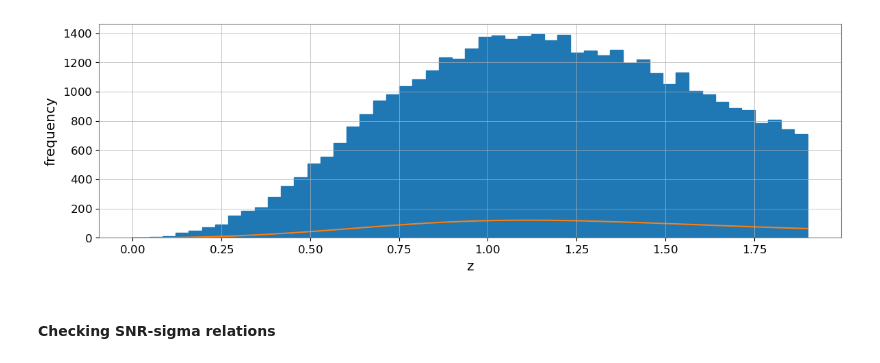
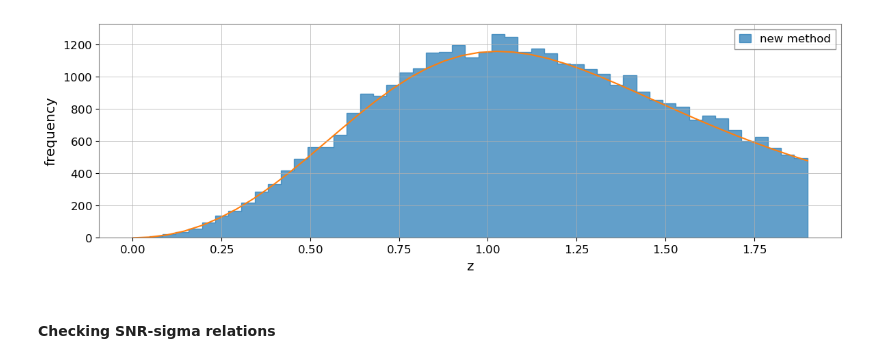
Before and after one commit to abby-moran/GW_pop_cosmo_inference, a Jupyter notebook: src/gen_mock_files.ipynb, the cells around one changed output. Cells and saved outputs as stored; diff of their text form; code cells hidden in the pictures.

```diff
--- a/src/gen_mock_files.ipynb
+++ b/src/gen_mock_files.ipynb
@@ -64,8 +48,8 @@ SENSITIVITIES = {'aligo': lalsim.SimNoisePSDaLIGODesignSensitivityP1200087,
                 'CE': lalsim.SimNoisePSDCosmicExplorerP1600143}
 # %%
 population_parameters = dict()
-config_file = '../reproduce/configs/config_zp1.txt'
-outfile = 'mock_injections_o3_zp11223.h5'#'mock_injections_o3_zp1.h5'
+config_file = '../reproduce/configs/paper_params.txt'
+outfile = 'mock_injections_paper.h5'#'mock_injections_o3_zp1.h5'
 
 population_parameters = dict()
 with open(config_file) as param_file:
@@ -82,6 +70,6 @@ cosmo = intensity_models.FlatwCDMCosmology(population_parameters['h'], populatio
 # %%
-snr_threshold = 1#population_parameters.pop('snr_threshold')
-ndraw = int(population_parameters.pop('ndraw', int(6e5)))
+snr_threshold = 0#1#population_parameters.pop('snr_threshold')
+ndraw = int(population_parameters.pop('ndraw', int(1e6)))
 sensitivity='o3_PSD'
 #sensitivity = population_parameters.pop('sensitivity', 'aligo')
 detectors = population_parameters.pop('detectors', 'H1').split(',')
@@ -180,9 +168,7 @@ snr_threshold
 # %%
 zpdf = ZPDF(lam=population_parameters["lam"], kappa=population_parameters["kappa"], zp=population_parameters["zp"], zmax = population_parameters.get("zmax", 20), cosmo=population_parameters["cosmo"])
 mpdf = PowerLawPDF(1.8, population_parameters["mbh_min"], 400)
-
-#rng = np.random.default_rng(333165393797366967556667466879860422123)
-rng = np.random.default_rng()
+rng = np.random.default_rng(333165393797366967556667466879860422123)
 
 #df = pd.DataFrame(columns = ['m1', 'q', 'z', 'iota', 'ra', 'dec', 'psi', 'gmst', 's1x', 's1y', 's1z', 's2x', 's2y', 's2z', 'pdraw_mqz', 'SNR_H1', 'SNR_L1', 'SNR_V1', 'SNR'])
 print("drawing zs and ms")
@@ -298,7 +284,7 @@ p_pop_numerator = pop_wt(df_pd['m1'].values,
                                    **population_parameters) # np.exp(log_dN) * cosmo.dVCdz(z) / (1+z)
 
 print(len(df_pd))
-
+#"""
 df_pd['p_pop_weight'] = p_pop_numerator / df_pd['pdraw_mqz'].values
 df_pd['p_pop_numerator'] = p_pop_numerator
 
@@ -333,13 +319,12 @@ pdraw_sel = (np.exp(log_dN_func(df_pd['m1'].values, df_pd['q'].values, df_pd['z'
 #pdraw_sel_detframe = pdraw_sel / ((1+df_pd['z'].values) * cosmo.ddL_dz(df_pd['z'].values))
 df_pd['pdraw_sel']=pdraw_sel #_detframe
 df_det = df_pd.iloc[chosen].copy()
+"""
 
-
-"""
 
 print(f"Retained {len(df_det)} samples after rejection sampling and applying snr cut.")
 
-df_det.to_hdf('mock_inj_oldcd.h5', key='true_parameters', mode='a', format='table', append=True)
+df_det.to_hdf('mock_injections_paper_old.h5', key='true_parameters', mode='a', format='table', append=False)
 # %% [output]
 drawing zs and ms
 drawing mts
@@ -381,16 +357,18 @@ plt.show()
 # %%
-df_inj = pd.read_hdf("inj_new_1023.h5", key="true_parameters")
+df_inj = pd.read_hdf("mock_injections_paper_old.h5", key="true_parameters")
 plt.figure(figsize=(12, 4))
-plt.hist(jnp.array(df_inj['z'].astype(float)), bins=50, histtype='step',  fill=True)
-plt.plot(z_space, .1*Rs)
+plt.hist(jnp.array(df_inj['z'].astype(float)), bins=50, histtype='step',  fill=True, alpha=.7, label='new method')
+
+plt.plot(z_space, 1.6*Rs)
 plt.xlabel("z")
 plt.ylabel("frequency")
 #plt.yscale('log')
+plt.legend()
 #plt.xlim(0, 150)
 plt.tight_layout()
 plt.show()
 # %% [output]
-[figure, old version]
+[figure, new version]
 # %%
 # maybe turn down the zmax on what we generate, higher masses so its more detectable
 # %% [markdown]
```
Also changed, not shown: parts of 14 cells of this notebook, 1 other file.
